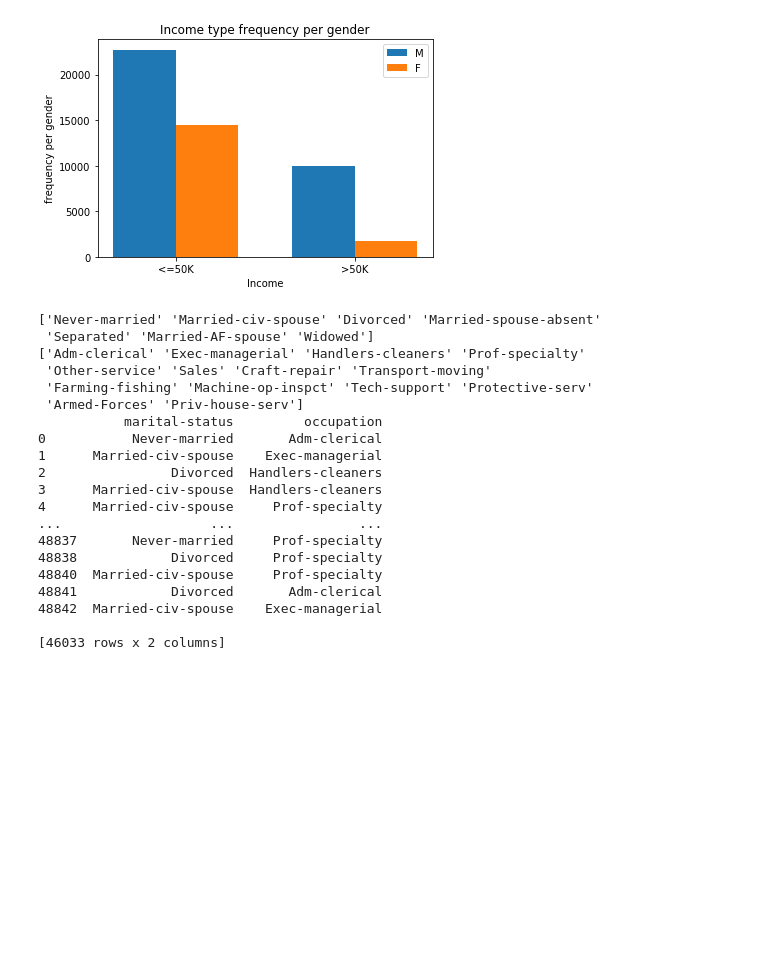
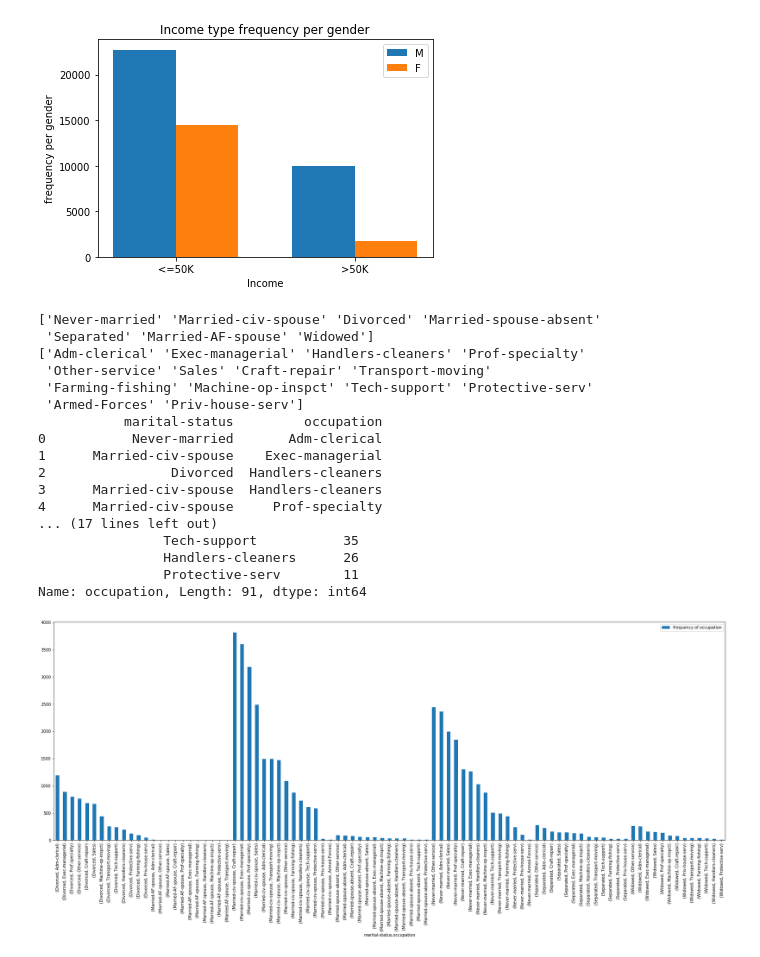
Before and after one commit to DandDevy/dataAnalyticsProject1, a Jupyter notebook: project.ipynb, the cells around one changed output. Cells and saved outputs as stored; diff of their text form; code cells hidden in the pictures; blank space fills up the shorter version.

```diff
--- a/project.ipynb
+++ b/project.ipynb
@@ -345,38 +345,49 @@ task7()
 # %%
 def task9():
     t9df = dataframeFromCSV.copy()[["marital-status","occupation"]]
     t9df = t9df.dropna()
     t9df["marital-status"] = t9df["marital-status"].str.replace(" ", "")
     t9df["occupation"] = t9df["occupation"].str.replace(" ", "")
 
     t9df = t9df[t9df["occupation"] != "?"]
     print(t9df["marital-status"].unique())
     print(t9df["occupation"].unique())
 
     print(t9df)
     t9ms = t9df["marital-status"].unique().tolist()
-    index = np.arange(len(index))
+    index = np.arange(len(t9ms))
+    t9o = t9df["occupation"].unique().tolist()
+    index2 = np.arange(len(t9o))
     fig, ax = plt.subplots()
+    t9_gp_by_ms=t9df.groupby(["marital-status"])
+    print(t9_gp_by_ms["occupation"].value_counts())
+#     ax.bar(index, t9_gp_by_ms["marital-status"].value_counts(), 0.35,label=t9ms)
+#     ax.bar(index2, t9_gp_by_ms["occupation"].value_counts(), 0.35,label=t9o)
+    ax.set_xticklabels(t9o,rotation=90)
+    t9_gp_by_ms["occupation"].value_counts().plot(kind='bar',figsize=(30,10))
+    ax.legend(["frequency of occupation"])
+ ax.set_xlabel('Income')
+    ax.set_ylabel('frequency per gender')
+    ax.set_title('Income type frequency per gender')
+#     t9_gp_by_ms["occupation"].value_counts().plot().bar(x=t9_gp_by_ms["occupation"].value_counts(),height=4)
 
 task9()
 # %% [output]
 ['Never-married' 'Married-civ-spouse' 'Divorced' 'Married-spouse-absent'
  'Separated' 'Married-AF-spouse' 'Widowed']
 ['Adm-clerical' 'Exec-managerial' 'Handlers-cleaners' 'Prof-specialty'
  'Other-service' 'Sales' 'Craft-repair' 'Transport-moving'
  'Farming-fishing' 'Machine-op-inspct' 'Tech-support' 'Protective-serv'
  'Armed-Forces' 'Priv-house-serv']
            marital-status         occupation
 0           Never-married       Adm-clerical
 1      Married-civ-spouse    Exec-managerial
 2                Divorced  Handlers-cleaners
 3      Married-civ-spouse  Handlers-cleaners
 4      Married-civ-spouse     Prof-specialty
-...                   ...                ...
-48837       Never-married     Prof-specialty
-48838            Divorced     Prof-specialty
-48840  Married-civ-spouse     Prof-specialty
-48841            Divorced       Adm-clerical
-48842  Married-civ-spouse    Exec-managerial
-
-[46033 rows x 2 columns]
+... (17 lines left out)
+                Tech-support           35
+                Handlers-cleaners      26
+                Protective-serv        11
+Name: occupation, Length: 91, dtype: int64
+[figure, added]
```
Also changed, not shown: parts of 1 cell of this notebook.
